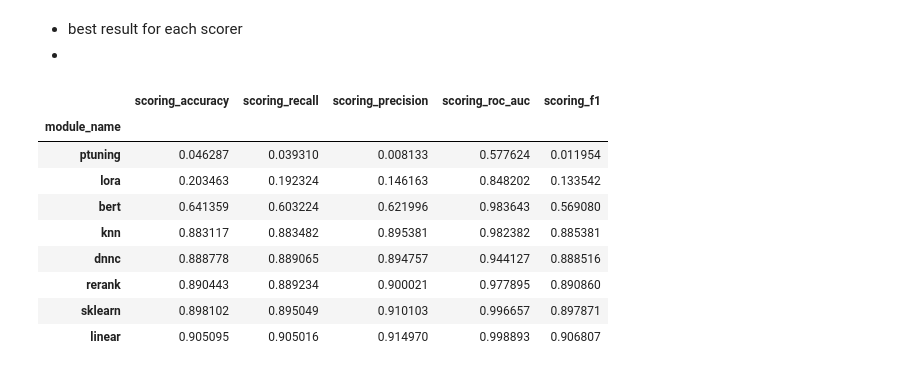
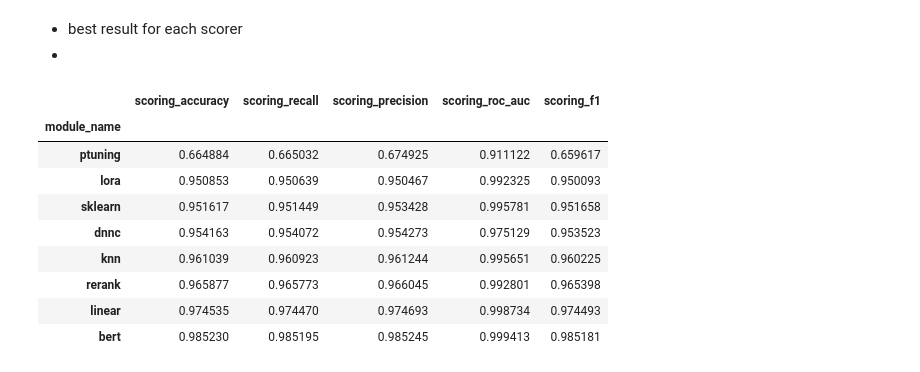
Before and after one commit to Darinochka/AutoIntent-experiments, a Jupyter notebook: scorers.ipynb, the cells around one changed output. Cells and saved outputs as stored; diff of their text form; code cells hidden in the pictures.

```diff
--- a/scorers.ipynb
+++ b/scorers.ipynb
@@ -112,15 +112,15 @@ for dataset_name, dataset_results in dataset_wise_results.items():
             aggregated.append({"module_name": scorer_name, **metrics})
     dataset_wise_aggregated[dataset_name] = pd.DataFrame(aggregated)
 # %%
-dataset_wise_aggregated["banking77"].groupby("module_name").mean().sort_values(by="scoring_accuracy")
+dataset_wise_aggregated["snips"].groupby("module_name").mean().sort_values(by="scoring_accuracy")
 # %% [output]
 |  | scoring_accuracy | scoring_recall | scoring_precision | scoring_roc_auc | scoring_f1 |
 | module_name |  |  |  |  |  |
-| ptuning | 0.046287 | 0.039310 | 0.008133 | 0.577624 | 0.011954 |
-| lora | 0.203463 | 0.192324 | 0.146163 | 0.848202 | 0.133542 |
-| bert | 0.641359 | 0.603224 | 0.621996 | 0.983643 | 0.569080 |
-| knn | 0.883117 | 0.883482 | 0.895381 | 0.982382 | 0.885381 |
-| dnnc | 0.888778 | 0.889065 | 0.894757 | 0.944127 | 0.888516 |
-| rerank | 0.890443 | 0.889234 | 0.900021 | 0.977895 | 0.890860 |
-| sklearn | 0.898102 | 0.895049 | 0.910103 | 0.996657 | 0.897871 |
-| linear | 0.905095 | 0.905016 | 0.914970 | 0.998893 | 0.906807 |
+| ptuning | 0.664884 | 0.665032 | 0.674925 | 0.911122 | 0.659617 |
+| lora | 0.950853 | 0.950639 | 0.950467 | 0.992325 | 0.950093 |
+| sklearn | 0.951617 | 0.951449 | 0.953428 | 0.995781 | 0.951658 |
+| dnnc | 0.954163 | 0.954072 | 0.954273 | 0.975129 | 0.953523 |
+| knn | 0.961039 | 0.960923 | 0.961244 | 0.995651 | 0.960225 |
+| rerank | 0.965877 | 0.965773 | 0.966045 | 0.992801 | 0.965398 |
+| linear | 0.974535 | 0.974470 | 0.974693 | 0.998734 | 0.974493 |
+| bert | 0.985230 | 0.985195 | 0.985245 | 0.999413 | 0.985181 |
```
Also changed, not shown: parts of 1 cell of this notebook.
